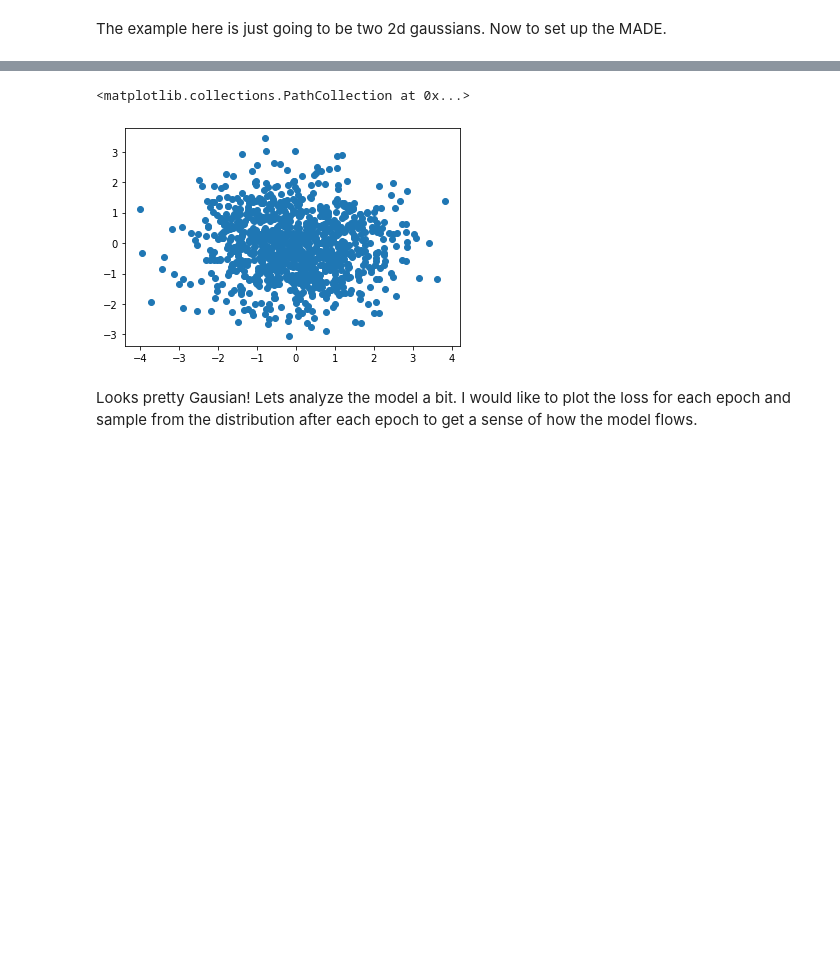
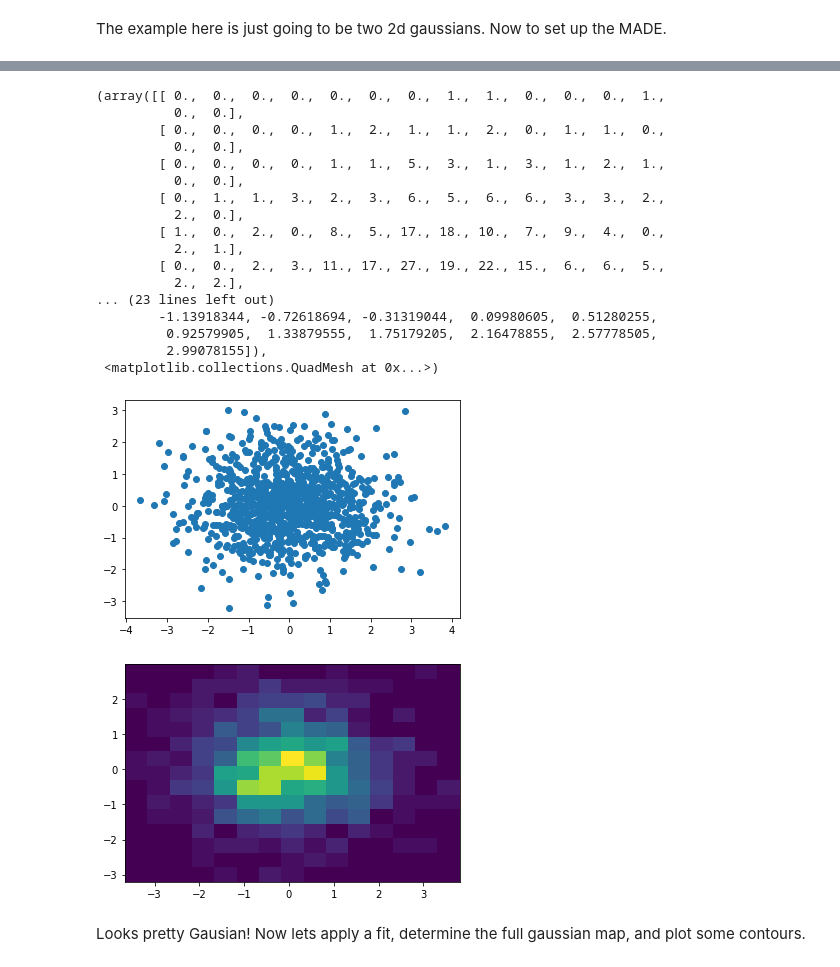
Before and after one commit to SBU-EVAN/jupyter-notebooks, a Jupyter notebook: tensorflow.ipynb, the cells around one changed output, grey strips where cells are left out. Cells and saved outputs as stored; diff of their text form; code cells hidden in the pictures; blank space fills up the shorter version.

```diff
--- a/tensorflow.ipynb
+++ b/tensorflow.ipynb
@@ -83,20 +95,42 @@ Epoch 10/10
 # %%
 # Use the fitted distribution.
 s=1000
 samples = distribution.sample(s)
 #distribution.log_prob(np.ones((3, 2), dtype=np.float32))
 #print(samples)
 
 x,y=[],[]
 
 for i in range(0,s):
     x.append(float(samples[i][0]))
     y.append(float(samples[i][1]))
 
-plt.scatter(x,y)
+fig1 = plt.figure()
+fig2 = plt.figure()
+ax1 = fig1.add_subplot(111)
+ax2 = fig2.add_subplot(111)
+ax1.scatter(x,y)
+ax2.hist2d(x,y,bins=[15,15])
 # %% [output]
-<matplotlib.collections.PathCollection at 0x...>
+(array([[ 0.,  0.,  0.,  0.,  0.,  0.,  0.,  1.,  1.,  0.,  0.,  0.,  1.,
+          0.,  0.],
+        [ 0.,  0.,  0.,  0.,  1.,  2.,  1.,  1.,  2.,  0.,  1.,  1.,  0.,
+          0.,  0.],
+        [ 0.,  0.,  0.,  0.,  1.,  1.,  5.,  3.,  1.,  3.,  1.,  2.,  1.,
+          0.,  0.],
+        [ 0.,  1.,  1.,  3.,  2.,  3.,  6.,  5.,  6.,  6.,  3.,  3.,  2.,
+          2.,  0.],
+        [ 1.,  0.,  2.,  0.,  8.,  5., 17., 18., 10.,  7.,  9.,  4.,  0.,
+          2.,  1.],
+        [ 0.,  0.,  2.,  3., 11., 17., 27., 19., 22., 15.,  6.,  6.,  5.,
+          2.,  2.],
+... (23 lines left out)
+        -1.13918344, -0.72618694, -0.31319044,  0.09980605,  0.51280255,
+         0.92579905,  1.33879555,  1.75179205,  2.16478855,  2.57778505,
+         2.99078155]),
+ <matplotlib.collections.QuadMesh at 0x...>)
-[figure, old version]
+[figure, new version]
+[figure, added]
 # %% [markdown]
-Looks pretty Gausian! Lets analyze the model a bit. I would like to plot the loss for each epoch and sample from the distribution after each epoch to get a sense of how the model flows.
+Looks pretty Gausian! Now lets apply a fit, determine the full gaussian map, and plot some contours.
 # %%
```
Also changed, not shown: parts of 6 cells of this notebook.
